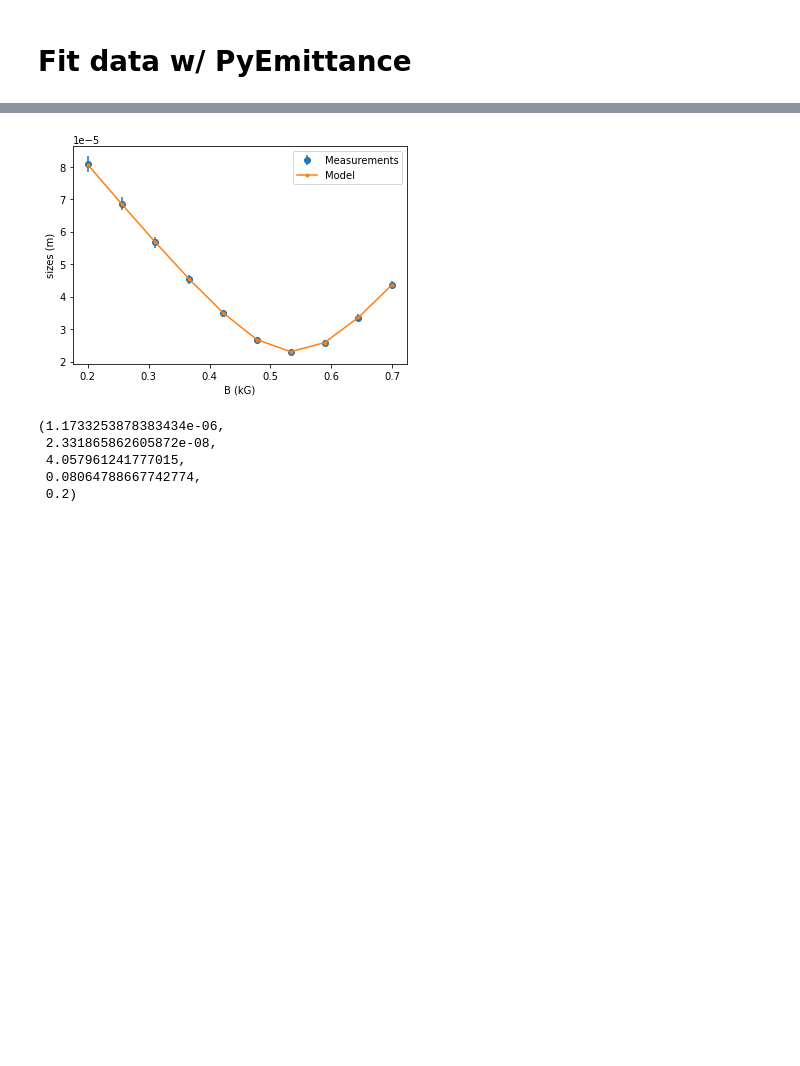
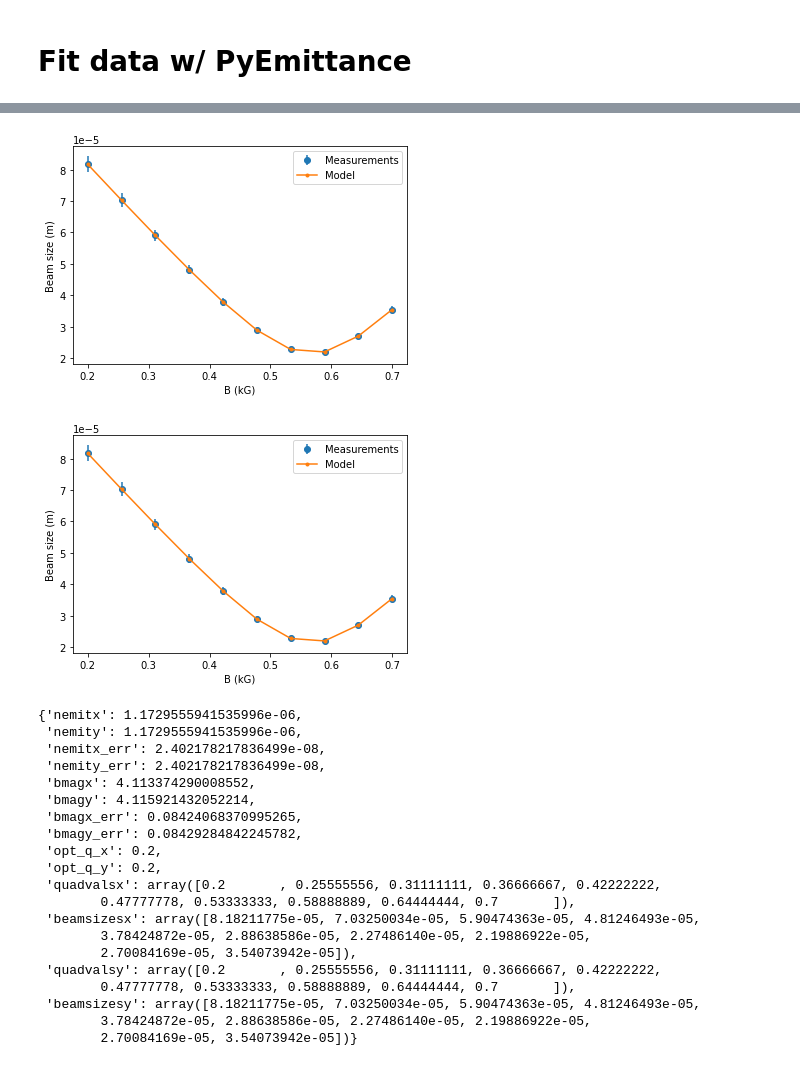
Before and after one commit to slaclab/PyEmittance, a Jupyter notebook: examples/simple_fit_test.ipynb, the cells around one changed output, grey strips where cells are left out. Cells and saved outputs as stored; diff of their text form; code cells hidden in the pictures; blank space fills up the shorter version.

```diff
--- a/examples/simple_fit_test.ipynb
+++ b/examples/simple_fit_test.ipynb
@@ -74,11 +95,28 @@ ef = EmitCalc({'x': kLlist,'y': kLlist},
              )
 ef.calc_bmag = True
 # %%
-ef.get_emit(dim='x')
+ef.plot = True
+ef.get_emit()
 # %% [output]
-[figure, old version]
+[figure, new version]
+[figure, added]
-(1.1733253878383434e-06,
- 2.331865862605872e-08,
- 4.057961241777015,
- 0.08064788667742774,
- 0.2)
+{'nemitx': 1.1729555941535996e-06,
+ 'nemity': 1.1729555941535996e-06,
+ 'nemitx_err': 2.402178217836499e-08,
+ 'nemity_err': 2.402178217836499e-08,
+ 'bmagx': 4.113374290008552,
+ 'bmagy': 4.115921432052214,
+ 'bmagx_err': 0.08424068370995265,
+ 'bmagy_err': 0.08429284842245782,
+ 'opt_q_x': 0.2,
+ 'opt_q_y': 0.2,
+ 'quadvalsx': array([0.2       , 0.25555556, 0.31111111, 0.36666667, 0.42222222,
+        0.47777778, 0.53333333, 0.58888889, 0.64444444, 0.7       ]),
+ 'beamsizesx': array([8.18211775e-05, 7.03250034e-05, 5.90474363e-05, 4.81246493e-05,
+        3.78424872e-05, 2.88638586e-05, 2.27486140e-05, 2.19886922e-05,
+        2.70084169e-05, 3.54073942e-05]),
+ 'quadvalsy': array([0.2       , 0.25555556, 0.31111111, 0.36666667, 0.42222222,
+        0.47777778, 0.53333333, 0.58888889, 0.64444444, 0.7       ]),
+ 'beamsizesy': array([8.18211775e-05, 7.03250034e-05, 5.90474363e-05, 4.81246493e-05,
+        3.78424872e-05, 2.88638586e-05, 2.27486140e-05, 2.19886922e-05,
+        2.70084169e-05, 3.54073942e-05])}
```
Also changed, not shown: parts of 5 cells of this notebook, 9 other files.
